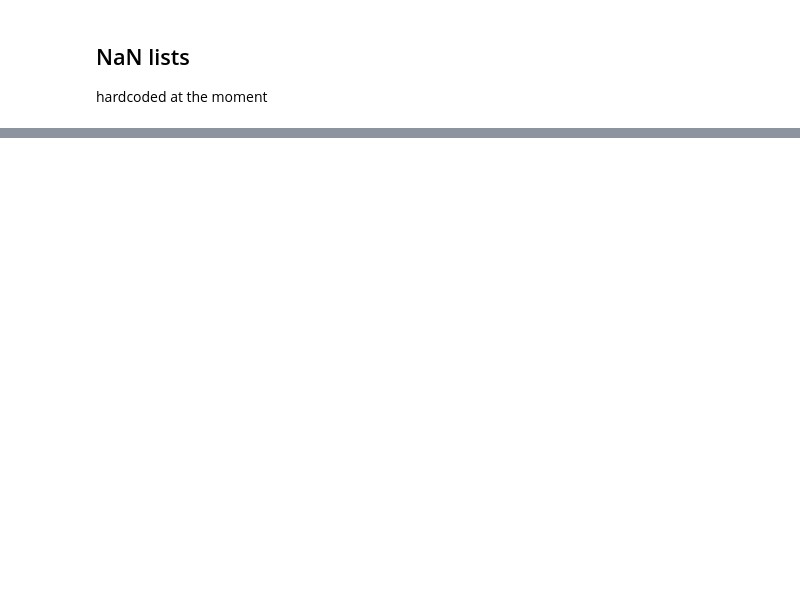
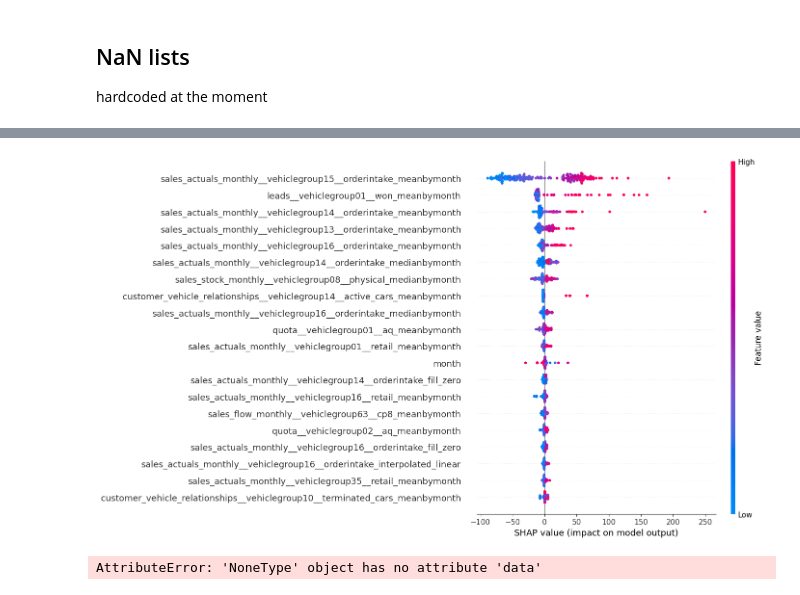
Before and after one commit to zuivu/porsche-forecast-sale, a Jupyter notebook: scripts/features_final.ipynb, the cells around one changed output, grey strips where cells are left out. Drawn from its saved outputs; the diff is of its cells as text; code cells hidden in the pictures; blank space fills up the shorter version.

Commit message:
adding final jn version and data

```diff
--- a/scripts/features_final.ipynb
+++ b/scripts/features_final.ipynb
@@ -263,0 +312,16 @@ not_nan_info_df.to_csv('../Data/'+filename+datetime.datetime.now().strftime("%H%
+# %%
+#X = output_df[:258]
+X = output_df.iloc[49:258, ~df_internal.columns.str.contains('sales_actuals_monthly__vehiclegroup01__orderintake')]
+
+y = country_a_y[49:258]
+#print(X)
+# Replace countrynames with numbers 1 to 4
+if 'countryname' in X.columns:
+    countryMapping = {'Country A': 1, 'Country B': 2, 'Country C': 3, 'Country D': 4}
+    X['countryNo'] = X['countryname'].map(countryMapping)
+    X = X.drop('countryname', axis=1)
+
+#print(X.dtypes)
+
+#y= df_internal.iloc[:, 3]
+y.describe()
@@ -263,0 +338,7 @@ not_nan_info_df.to_csv('../Data/'+filename+datetime.datetime.now().strftime("%H%
+# %%
+model = xgboost.XGBRegressor().fit(X, y)
+
+print('Accuracy Score of the Model is: ', model.score(X, y))
+
+explainer = shap.Explainer(model)
+shap_values = explainer(X)
@@ -263,0 +353,13 @@ not_nan_info_df.to_csv('../Data/'+filename+datetime.datetime.now().strftime("%H%
+# %%
+summaryPlot_data = shap.summary_plot(shap_values, X)
+
+feature_names = summaryPlot_data.data[0]
+importance_values = summaryPlot_data.data[1]
+
+# Get the top feature
+
+top_feature_index = importance_values.idxmax()
+top_feature_name = feature_names[top_feature_index]
+# %% [output]
+[figure, added]
+AttributeError: 'NoneType' object has no attribute 'data'
```
Also changed, not shown: parts of 18 cells of this notebook, 30 other files.
